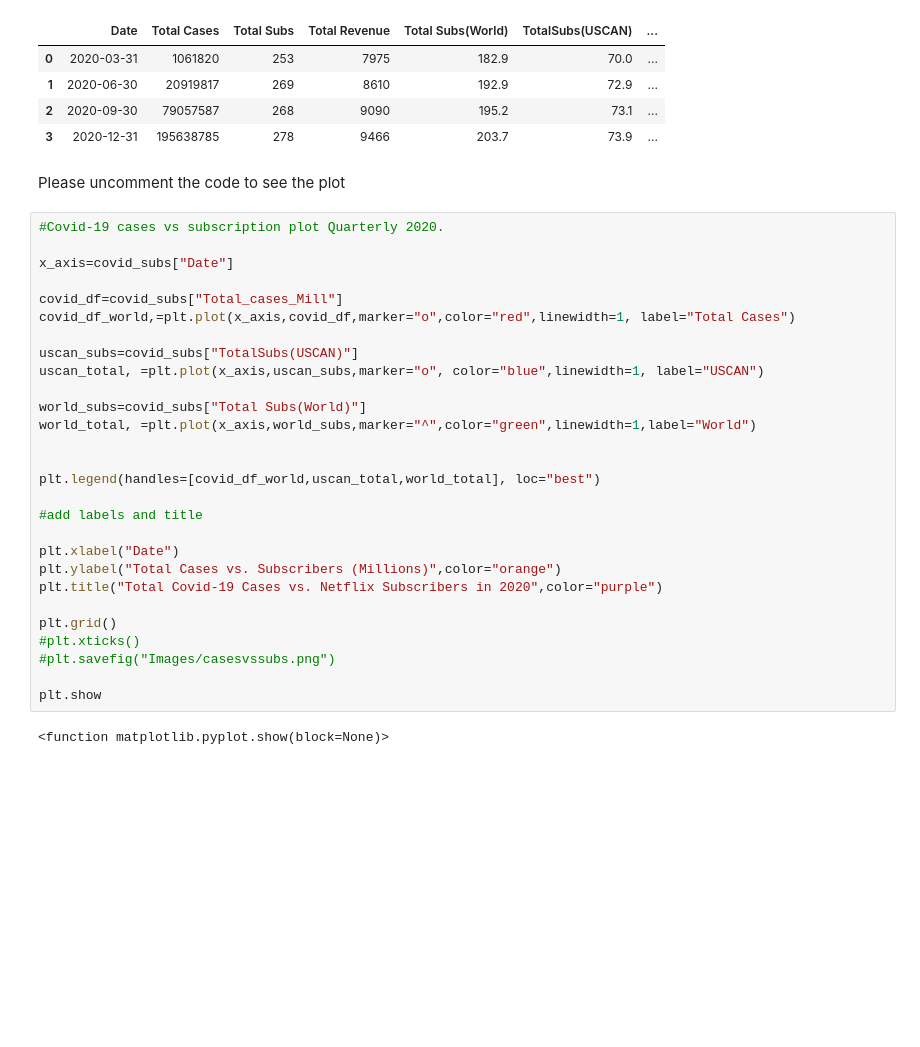
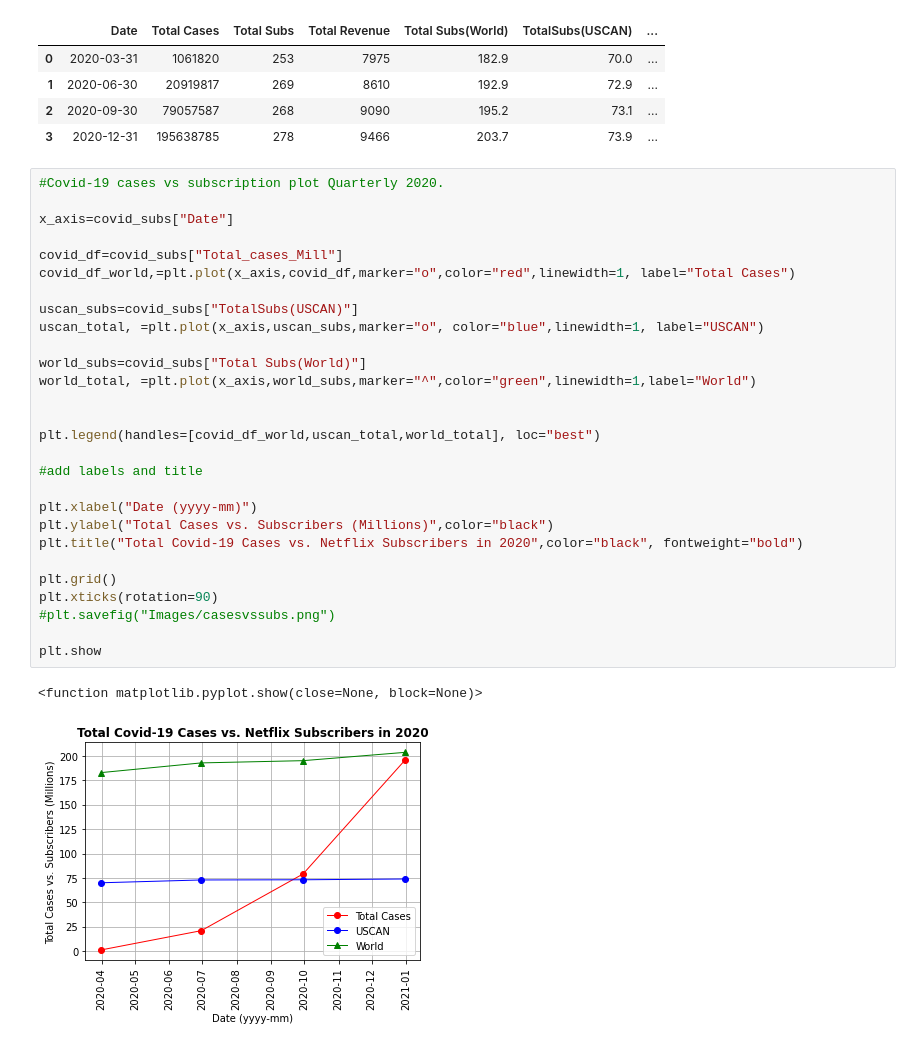
Before and after one commit to skayhan13/Pandemic-Watching, a Jupyter notebook: covid_netflix.ipynb, the cells around one changed output. Saved outputs shown, nothing was run; the diff lists cells and outputs as text; blank space fills up the shorter version.

```diff
--- a/covid_netflix.ipynb
+++ b/covid_netflix.ipynb
@@ -153,35 +156,34 @@ covid_subs
 | 1 | 2020-06-30 | 20919817 | 269 | 8610 | 192.9 | 72.9 | ... |
 | 2 | 2020-09-30 | 79057587 | 268 | 9090 | 195.2 | 73.1 | ... |
 | 3 | 2020-12-31 | 195638785 | 278 | 9466 | 203.7 | 73.9 | ... |
-# %% [markdown]
-Please uncomment the code to see the plot
 # %%
 #Covid-19 cases vs subscription plot Quarterly 2020.
 
 x_axis=covid_subs["Date"]
 
 covid_df=covid_subs["Total_cases_Mill"]
 covid_df_world,=plt.plot(x_axis,covid_df,marker="o",color="red",linewidth=1, label="Total Cases")
 
 uscan_subs=covid_subs["TotalSubs(USCAN)"]
 uscan_total, =plt.plot(x_axis,uscan_subs,marker="o", color="blue",linewidth=1, label="USCAN")
 
 world_subs=covid_subs["Total Subs(World)"]
 world_total, =plt.plot(x_axis,world_subs,marker="^",color="green",linewidth=1,label="World")
 
 
 plt.legend(handles=[covid_df_world,uscan_total,world_total], loc="best")
 
 #add labels and title
 
-plt.xlabel("Date")
-plt.ylabel("Total Cases vs. Subscribers (Millions)",color="orange")
-plt.title("Total Covid-19 Cases vs. Netflix Subscribers in 2020",color="purple")
+plt.xlabel("Date (yyyy-mm)")
+plt.ylabel("Total Cases vs. Subscribers (Millions)",color="black")
+plt.title("Total Covid-19 Cases vs. Netflix Subscribers in 2020",color="black", fontweight="bold")
 
 plt.grid()
-#plt.xticks()
+plt.xticks(rotation=90)
 #plt.savefig("Images/casesvssubs.png")
 
 plt.show
 # %% [output]
-<function matplotlib.pyplot.show(block=None)>
+<function matplotlib.pyplot.show(close=None, block=None)>
+[figure, added]
```
Also changed, not shown: parts of 4 cells of this notebook, 4 other files.
